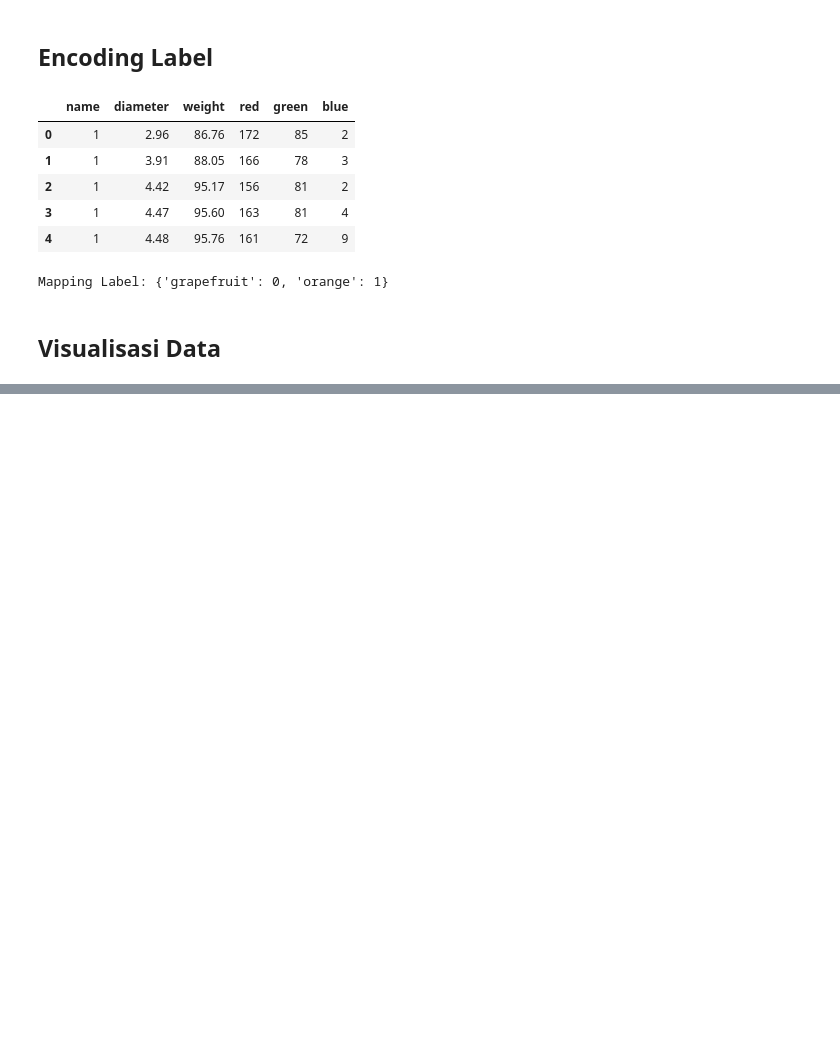
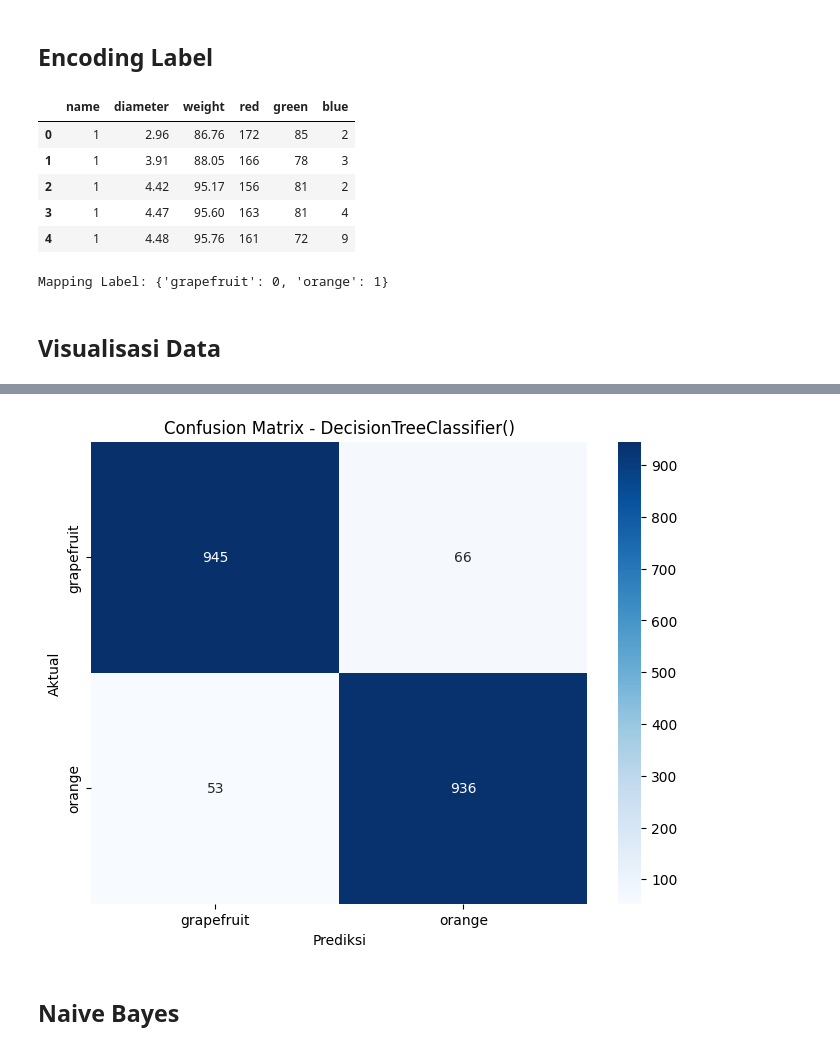
Before and after one commit to putriipuspita/UTS-Machine-Learning, a Jupyter notebook: KlasifikasiBuah.ipynb, the cells around one changed output, grey strips where cells are left out. Saved outputs shown, nothing was run; the diff lists cells and outputs as text; code cells hidden in the pictures; blank space fills up the shorter version.

Commit message:
Update Melatih Model

```diff
--- a/KlasifikasiBuah.ipynb
+++ b/KlasifikasiBuah.ipynb
@@ -98,0 +141,8 @@ plt.show()
+# %%
+# Import Library
+from sklearn.preprocessing import StandardScaler
+
+# Standardisasi
+scaler = StandardScaler()
+x_train = scaler.fit_transform(x_train)
+x_test = scaler.transform(x_test)
@@ -98,0 +167,13 @@ plt.show()
+# %%
+# Visualisasi Confusion Matrix
+def visualisasi_confusion_matrix(model, prediksi_test) :
+    # Membuat Confusion Matrix
+    cm = confusion_matrix(y_test, prediksi_test)
+
+    # Membuat Heatmap
+    plt.figure(figsize=(8,6))
+    sns.heatmap(cm, annot=True, fmt='d', cmap='Blues', xticklabels=le.classes_, yticklabels=le.classes_)
+    plt.xlabel('Prediksi')
+    plt.ylabel('Aktual')
+    plt.title(f'Confusion Matrix - {model}')
+    plt.show()
@@ -98,0 +182,13 @@ plt.show()
+# %%
+# Import Library
+from sklearn.tree import DecisionTreeClassifier
+
+# Inisialisasi Model
+model_dt = DecisionTreeClassifier()
+
+# Melatih Model
+model_dt.fit(x_train, y_train)
+
+# Memprediksi Model
+pred_latihan_dt = model_dt.predict(x_train)
+pred_test_dt = model_dt.predict(x_test)
@@ -98,0 +210,7 @@ plt.show()
+# %%
+# Menampilkan Visualisasi Matrix
+visualisasi_confusion_matrix(model_dt, pred_test_dt)
+# %% [output]
+[figure, added]
+# %% [markdown]
+## Naive Bayes
```
Also changed, not shown: parts of 20 cells of this notebook.
